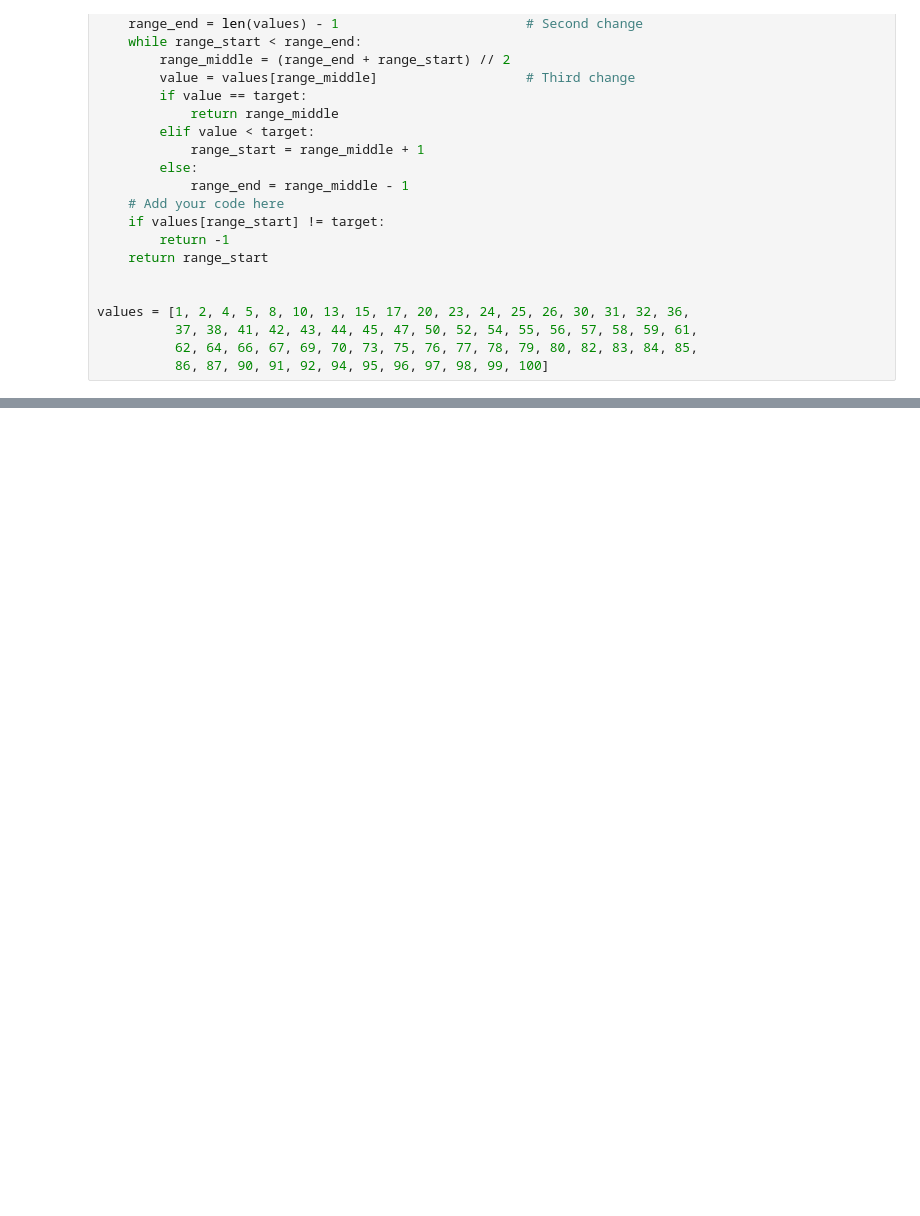
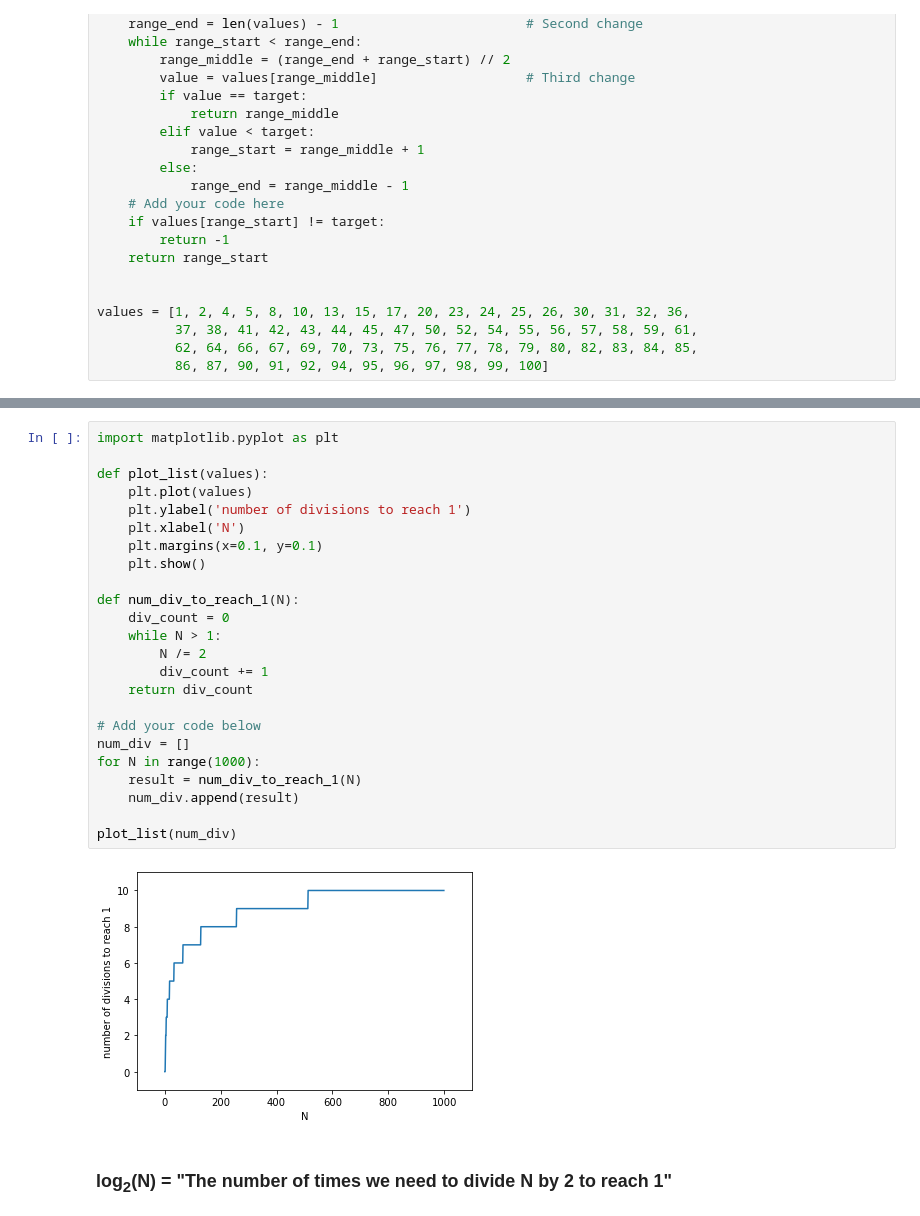
Before and after one commit to jwhudnall/dataquest, a Jupyter notebook: data-engineer/Step 2 - Introduction to Algorithms/Introduction to Algorithms.ipynb, the cells around one changed output, grey strips where cells are left out. Cells and saved outputs as stored; diff of their text form; blank space fills up the shorter version.

Commit message:
Explore time complexity of Binary Search

```diff
--- a/data-engineer/Step 2 - Introduction to Algorithms/Introduction to Algorithms.ipynb
+++ b/data-engineer/Step 2 - Introduction to Algorithms/Introduction to Algorithms.ipynb
@@ -1057,0 +1077,28 @@ values = [1, 2, 4, 5, 8, 10, 13, 15, 17, 20, 23, 24, 25, 26, 30, 31, 32, 36,
+# %%
+import matplotlib.pyplot as plt
+
+def plot_list(values):
+    plt.plot(values)
+    plt.ylabel('number of divisions to reach 1')
+    plt.xlabel('N')
+    plt.margins(x=0.1, y=0.1)
+    plt.show()
+
+def num_div_to_reach_1(N):
+    div_count = 0
+    while N > 1:
+        N /= 2
+        div_count += 1
+    return div_count
+
+# Add your code below
+num_div = []
+for N in range(1000):
+    result = num_div_to_reach_1(N)
+    num_div.append(result)
+
+plot_list(num_div)
+# %% [output]
+[figure, added]
+# %% [markdown]
+### log<sub>2</sub>(N) = "The number of times we need to divide N by 2 to reach 1"
```
Also changed, not shown: parts of 3 cells of this notebook.
